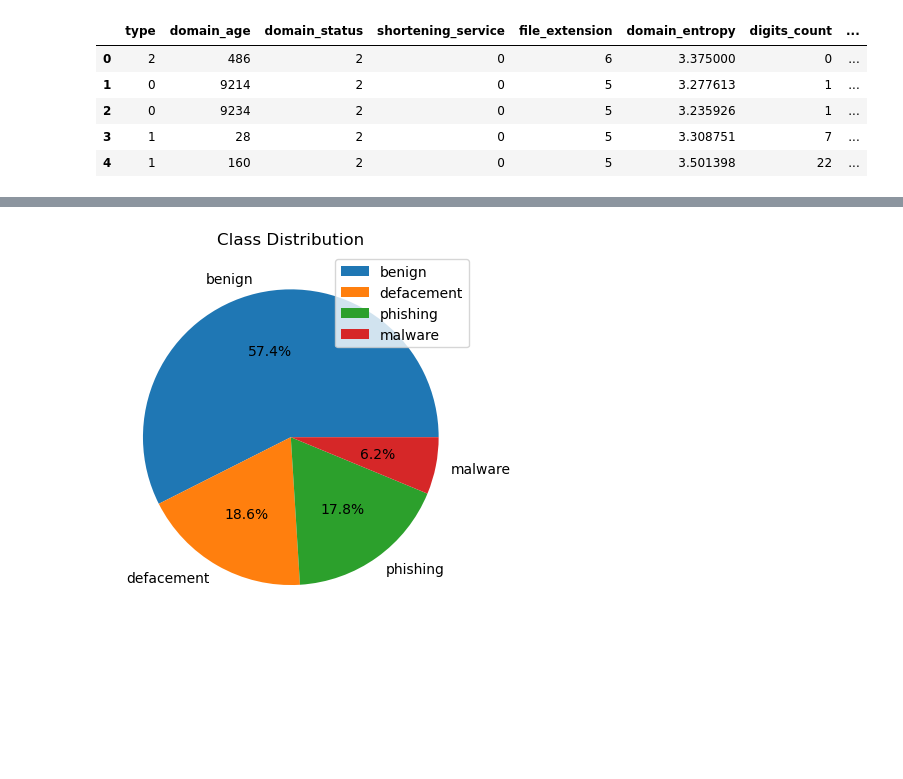
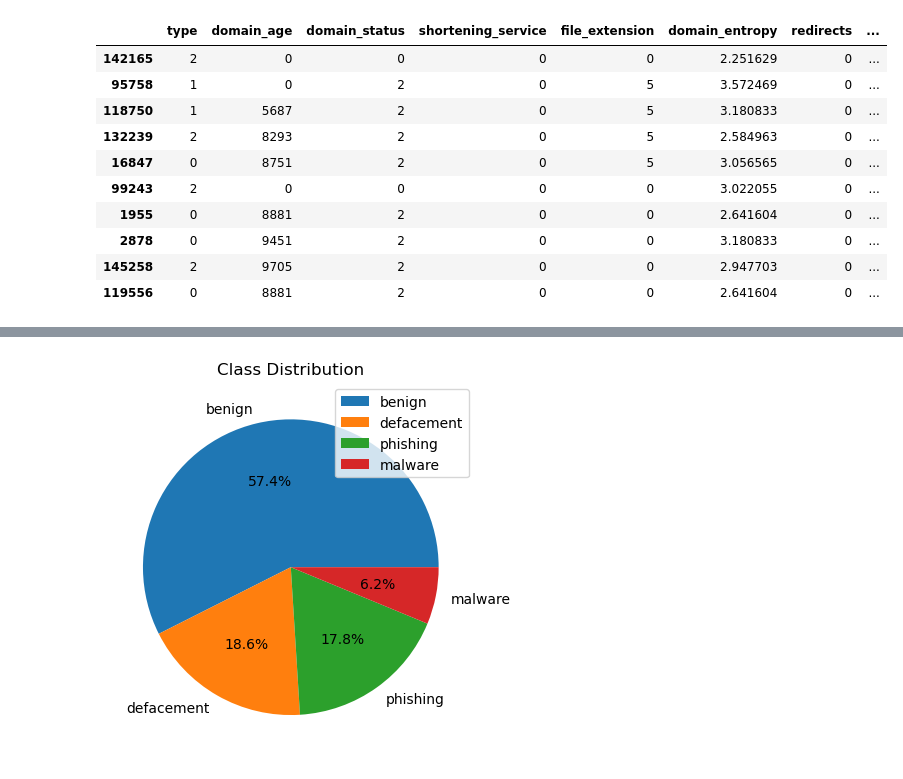
Before and after one commit to InvalcreInc/parental-control-classification, a Jupyter notebook: notebooks/classifier.ipynb, the cells around one changed output, grey strips where cells are left out. Drawn from its saved outputs; the diff is of its cells as text; code cells hidden in the pictures; blank space fills up the shorter version.

Commit message:
feat: read me

```diff
--- a/notebooks/classifier.ipynb
+++ b/notebooks/classifier.ipynb
@@ -15,10 +17,15 @@ sys.path.append(os.path.abspath(os.path.join('..')))
 # %%
-phish = pd.read_csv("../data/feature_engineered_data_mn.csv")
-phish.head()
+phish = pd.read_csv("../data/feature_engineered_data_pwdh.csv")
+phish.sample(10)
 # %% [output]
-|  | type | domain_age | domain_status | shortening_service | file_extension | domain_entropy | digits_count | ... |
-| 0 | 2 | 486 | 2 | 0 | 6 | 3.375000 | 0 | ... |
-| 1 | 0 | 9214 | 2 | 0 | 5 | 3.277613 | 1 | ... |
-| 2 | 0 | 9234 | 2 | 0 | 5 | 3.235926 | 1 | ... |
-| 3 | 1 | 28 | 2 | 0 | 5 | 3.308751 | 7 | ... |
-| 4 | 1 | 160 | 2 | 0 | 5 | 3.501398 | 22 | ... |
+|  | type | domain_age | domain_status | shortening_service | file_extension | domain_entropy | redirects | ... |
+| 142165 | 2 | 0 | 0 | 0 | 0 | 2.251629 | 0 | ... |
+| 95758 | 1 | 0 | 2 | 0 | 5 | 3.572469 | 0 | ... |
+| 118750 | 1 | 5687 | 2 | 0 | 5 | 3.180833 | 0 | ... |
+| 132239 | 2 | 8293 | 2 | 0 | 5 | 2.584963 | 0 | ... |
+| 16847 | 0 | 8751 | 2 | 0 | 5 | 3.056565 | 0 | ... |
+| 99243 | 2 | 0 | 0 | 0 | 0 | 3.022055 | 0 | ... |
+| 1955 | 0 | 8881 | 2 | 0 | 0 | 2.641604 | 0 | ... |
+| 2878 | 0 | 9451 | 2 | 0 | 0 | 3.180833 | 0 | ... |
+| 145258 | 2 | 9705 | 2 | 0 | 0 | 2.947703 | 0 | ... |
+| 119556 | 0 | 8881 | 2 | 0 | 0 | 2.641604 | 0 | ... |
```
Also changed, not shown: parts of 36 cells of this notebook, 28 other files.
